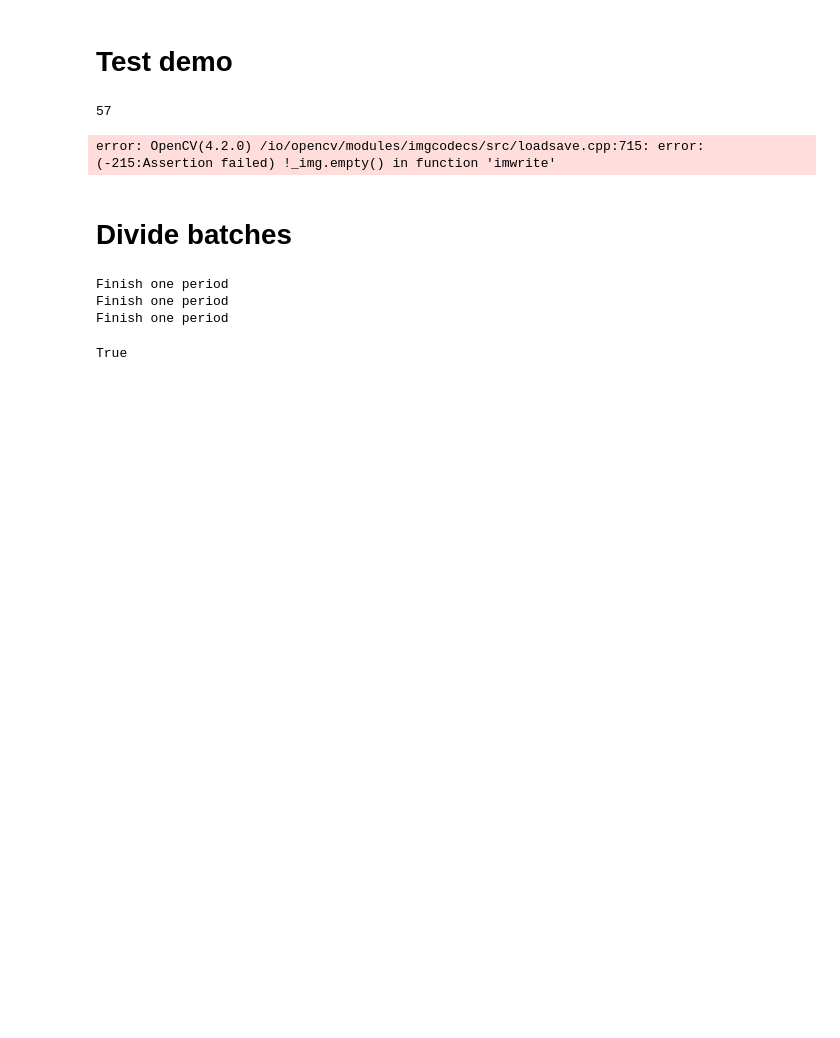
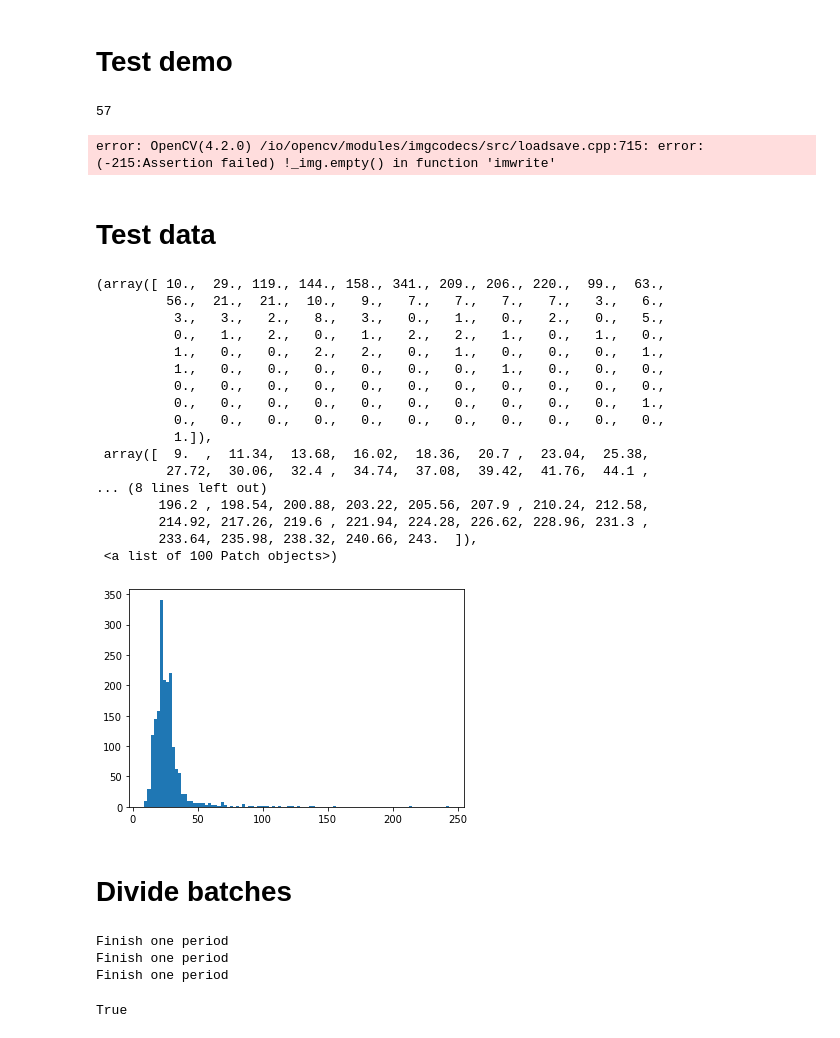
Before and after one commit to vuthede/first-order-model, a Jupyter notebook: notebooks/playing_around_data_backup.ipynb, the cells around one changed output. Drawn from its saved outputs; the diff is of its cells as text; code cells hidden in the pictures; blank space fills up the shorter version.

Commit message:
Add data filteing analsysis

```diff
--- a/notebooks/playing_around_data_backup.ipynb
+++ b/notebooks/playing_around_data_backup.ipynb
@@ -292,6 +292,70 @@ prepare_data_for_face_res(highresvideo="batches_highres/1.mp4", lowressyn="synth
                           downsample=2, warp2d=True, warp3d=False)
 # %% [output]
 error: OpenCV(4.2.0) /io/opencv/modules/imgcodecs/src/loadsave.cpp:715: error: (-215:Assertion failed) !_img.empty() in function 'imwrite'
+# %% [markdown]
+# Test data
+# %%
+import glob
+import cv2
+
+highres = glob.glob("./train_data/highres/*.png")
+for h in highres:
+    l = h.replace("highres", "lowres_warp2d")
+    h_im = cv2.imread(h)
+    cv2.imshow("High", h_im)
+    l_im = cv2.imread(l)
+    l_im = cv2.resize(l_im, (512,512))
+    cv2.imshow("Low",l_im)
+
+    k = cv2.waitKey(0)
+
+    if k ==27:
+        break
+
+cv2.destroyAllWindows()
+# %%
+import numpy as np
+import glob
+
+def get_loss_lmks(data_path):
+    highres = glob.glob(data_path + "/highres/*.png")
+    losses = {}
+    for h in highres:
+        l = h.replace("highres", "lowres_warp2d")
+        h_im = cv2.imread(h)
+        l_im = cv2.imread(l)
+        l_im = cv2.resize(l_im, (512,512))
+
+        h_lmk = get_landmark(h_im)
+        l_lmk = get_landmark(l_im)
+        losses[f'{os.path.basename(h)}'] = np.linalg.norm(h_lmk-l_lmk)
+
+    return losses
+
+
+losses = get_loss_lmks("./train_data")
+# %%
+err = np.array(list(losses.values())).astype(int)
+plt.hist(err, bins=100)
+# %% [output]
+(array([ 10.,  29., 119., 144., 158., 341., 209., 206., 220.,  99.,  63.,
+         56.,  21.,  21.,  10.,   9.,   7.,   7.,   7.,   7.,   3.,   6.,
+          3.,   3.,   2.,   8.,   3.,   0.,   1.,   0.,   2.,   0.,   5.,
+          0.,   1.,   2.,   0.,   1.,   2.,   2.,   1.,   0.,   1.,   0.,
+          1.,   0.,   0.,   2.,   2.,   0.,   1.,   0.,   0.,   0.,   1.,
+          1.,   0.,   0.,   0.,   0.,   0.,   0.,   1.,   0.,   0.,   0.,
+          0.,   0.,   0.,   0.,   0.,   0.,   0.,   0.,   0.,   0.,   0.,
+          0.,   0.,   0.,   0.,   0.,   0.,   0.,   0.,   0.,   0.,   1.,
+          0.,   0.,   0.,   0.,   0.,   0.,   0.,   0.,   0.,   0.,   0.,
+          1.]),
+ array([  9.  ,  11.34,  13.68,  16.02,  18.36,  20.7 ,  23.04,  25.38,
+         27.72,  30.06,  32.4 ,  34.74,  37.08,  39.42,  41.76,  44.1 ,
+... (8 lines left out)
+        196.2 , 198.54, 200.88, 203.22, 205.56, 207.9 , 210.24, 212.58,
+        214.92, 217.26, 219.6 , 221.94, 224.28, 226.62, 228.96, 231.3 ,
+        233.64, 235.98, 238.32, 240.66, 243.  ]),
+ <a list of 100 Patch objects>)
+[figure, added]
 # %% [markdown]
 # Divide batches
 # %%
```
